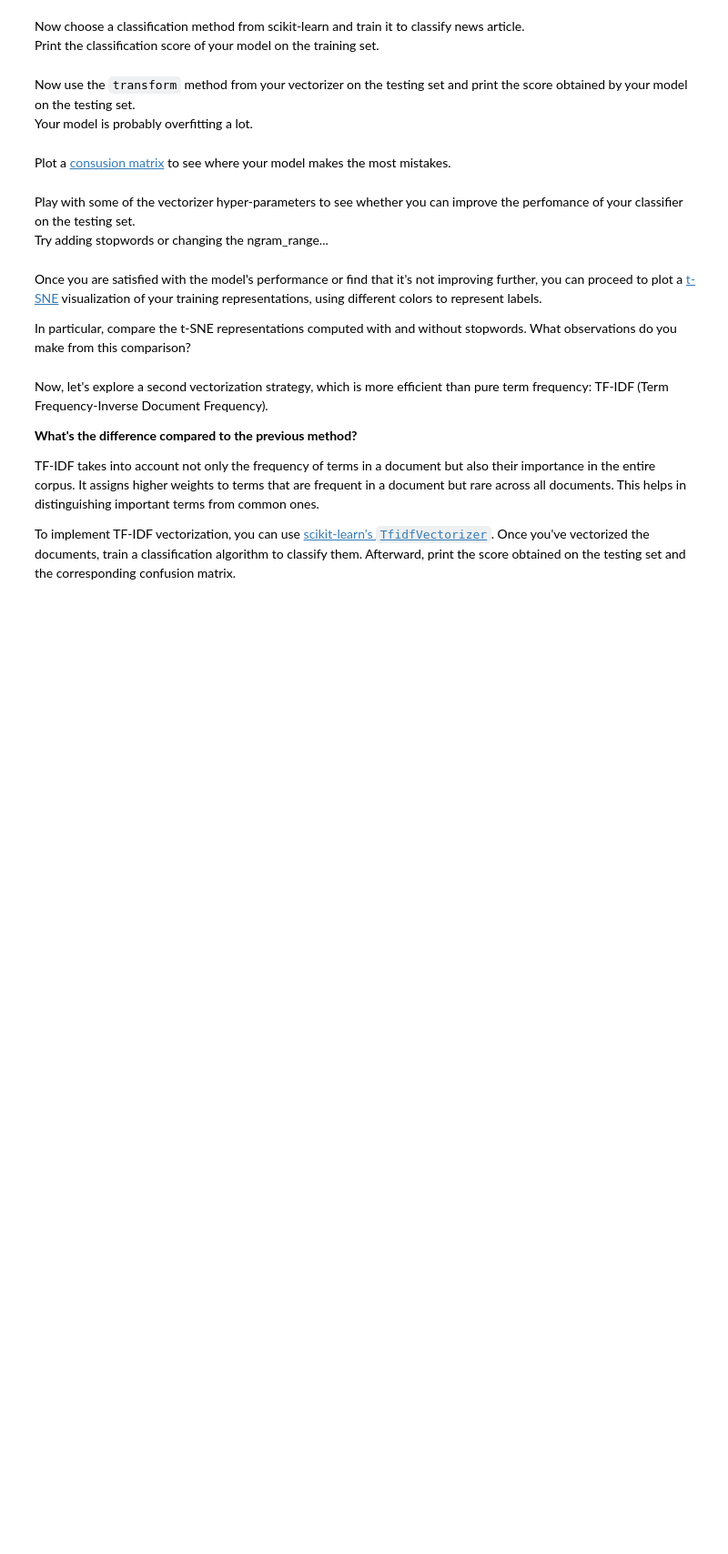
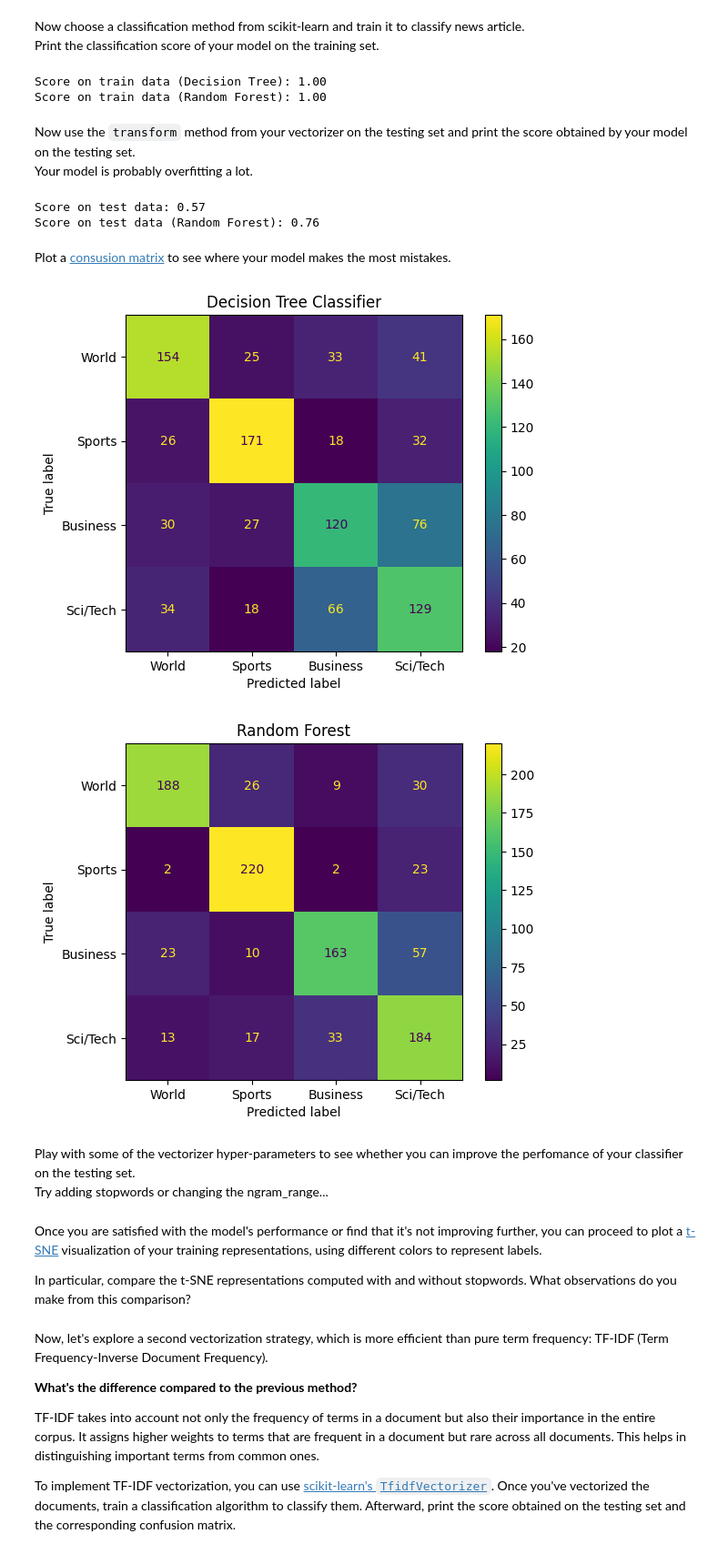
Before and after one commit to selim-ba/AIF, a Jupyter notebook: nlp/AIF_nlp_1.ipynb, the cells around one changed output. Shown at 91% size. Cells and saved outputs as stored; diff of their text form; code cells hidden in the pictures; blank space fills up the shorter version.

````diff
--- a/nlp/AIF_nlp_1.ipynb
+++ b/nlp/AIF_nlp_1.ipynb
@@ -145,7 +145,8 @@ To start, vectorize your documents using term frequencies.
 You can refer to the [documentation of scikit-learn's CountVectorizer](https://scikit-learn.org/stable/modules/generated/sklearn.feature_extraction.text.CountVectorizer.html) to encode the **text column** of your training set.
 # %%
 from sklearn.feature_extraction.text import CountVectorizer
-vectorizer = ...
-train_count_matrix = ...
+
+vectorizer = CountVectorizer()
+train_count_matrix = vectorizer.fit_transform(traindf.text)
 # %% [markdown]
 The ```vocabulary_``` argument of your vectorizer contains a dictionary with all the tokens and their corresponding index in the bag-of-words.
@@ -164,3 +168,21 @@ Print the classification score of your model on the training set.
+# %%
+from sklearn.tree import DecisionTreeClassifier
+from sklearn.ensemble import RandomForestClassifier
+
+clf = DecisionTreeClassifier(random_state=0)
+rf_clf = RandomForestClassifier(random_state=0)
+
+x_train = train_count_matrix
+y_train = traindf.label
+
+clf.fit(x_train, y_train)
+print(f"Score on train data (Decision Tree): {clf.score(x_train, y_train):.2f}")
+
+rf_clf.fit(x_train, y_train)
+print(f"Score on train data (Random Forest): {rf_clf.score(x_train, y_train):.2f}")
+# %% [output]
+Score on train data (Decision Tree): 1.00
+Score on train data (Random Forest): 1.00
 # %% [markdown]
 Now use the ```transform``` method from your vectorizer on the testing set and print the score obtained by your model on the testing set.
 Your model is probably overfitting a lot.
@@ -170,3 +189,14 @@ test_count_matrix = vectorizer.transform(testdf.text)
+# %%
+test_count_matrix = vectorizer.transform(testdf.text)
+
+x_test = test_count_matrix
+y_test = testdf.label
+
+print(f"Score on test data: {clf.score(x_test, y_test):.2f}")
+print(f"Score on test data (Random Forest): {rf_clf.score(x_test, y_test):.2f}")
+# %% [output]
+Score on test data: 0.57
+Score on test data (Random Forest): 0.76
 # %% [markdown]
 
 Plot a [consusion matrix](https://scikit-learn.org/stable/modules/generated/sklearn.metrics.ConfusionMatrixDisplay.html) to see where your model makes the most mistakes.
@@ -176,3 +203,22 @@ from sklearn.metrics import confusion_matrix, ConfusionMatrixDisplay
+# %%
+from sklearn.metrics import confusion_matrix, ConfusionMatrixDisplay
+
+# Decision Tree Classifier
+conf_mat = confusion_matrix(y_test, clf.predict(x_test))
+disp = ConfusionMatrixDisplay(confusion_matrix=conf_mat, display_labels=["World", "Sports", "Business", "Sci/Tech"])
+disp.plot()
+plt.title("Decision Tree Classifier")
+plt.show()
+
+# Random Forest
+conf_mat = confusion_matrix(y_test, rf_clf.predict(x_test))
+disp = ConfusionMatrixDisplay(confusion_matrix=conf_mat, display_labels=["World", "Sports", "Business", "Sci/Tech"])
+disp.plot()
+plt.title("Random Forest")
+plt.show()
+# %% [output]
+[figure, added]
+[figure, added]
 # %% [markdown]
 Play with some of the vectorizer hyper-parameters to see whether you can improve the perfomance of your classifier on the testing set.
 Try adding stopwords or changing the ngram_range...
````
Also changed, not shown: parts of 6 cells of this notebook.
